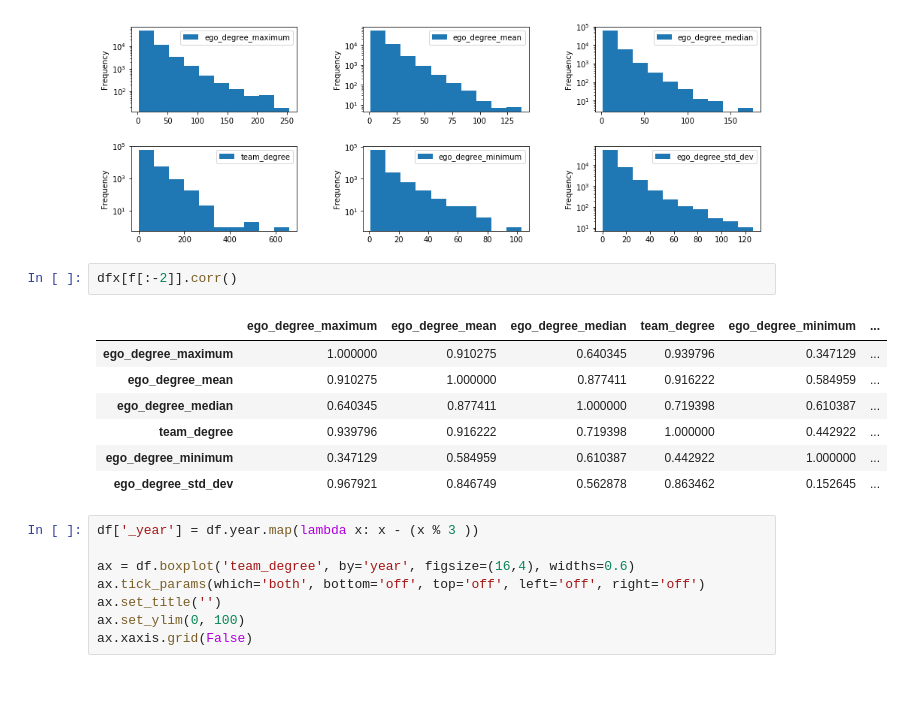
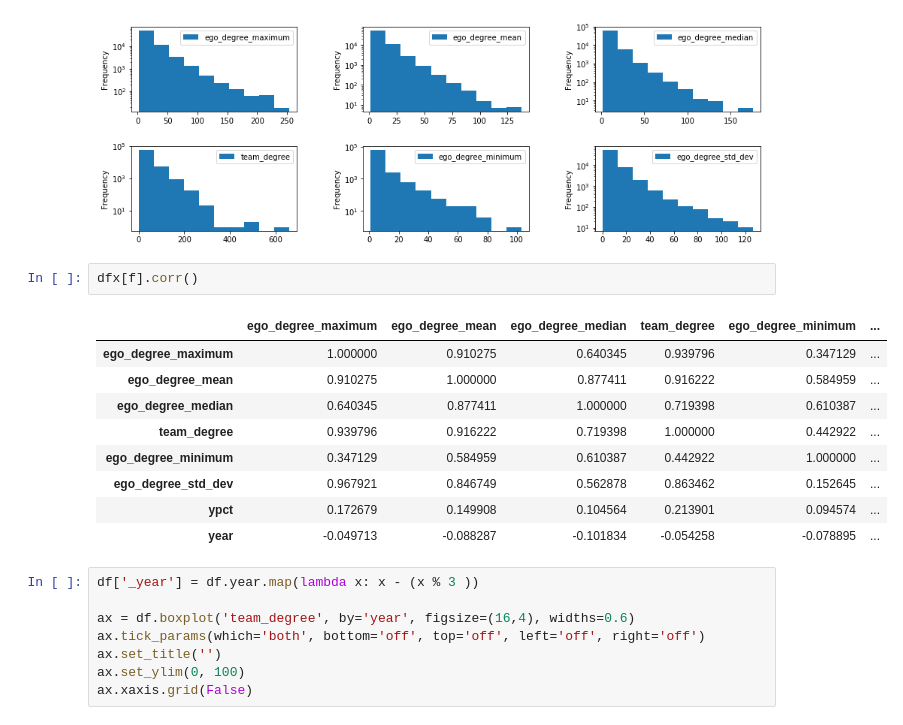
Before and after one commit to code-energy/teamspector, a Jupyter notebook: visualizations/eda-experiment.ipynb, the cells around one changed output. Saved outputs shown, nothing was run; the diff lists cells and outputs as text; blank space fills up the shorter version.

```diff
--- a/visualizations/eda-experiment.ipynb
+++ b/visualizations/eda-experiment.ipynb
@@ -398,15 +410,17 @@ for i, x in enumerate(f[:-2]):
 # %% [output]
 [figure]
 # %%
-dfx[f[:-2]].corr()
+dfx[f].corr()
 # %% [output]
 |  | ego_degree_maximum | ego_degree_mean | ego_degree_median | team_degree | ego_degree_minimum | ... |
 | ego_degree_maximum | 1.000000 | 0.910275 | 0.640345 | 0.939796 | 0.347129 | ... |
 | ego_degree_mean | 0.910275 | 1.000000 | 0.877411 | 0.916222 | 0.584959 | ... |
 | ego_degree_median | 0.640345 | 0.877411 | 1.000000 | 0.719398 | 0.610387 | ... |
 | team_degree | 0.939796 | 0.916222 | 0.719398 | 1.000000 | 0.442922 | ... |
 | ego_degree_minimum | 0.347129 | 0.584959 | 0.610387 | 0.442922 | 1.000000 | ... |
 | ego_degree_std_dev | 0.967921 | 0.846749 | 0.562878 | 0.863462 | 0.152645 | ... |
+| ypct | 0.172679 | 0.149908 | 0.104564 | 0.213901 | 0.094574 | ... |
+| year | -0.049713 | -0.088287 | -0.101834 | -0.054258 | -0.078895 | ... |
 # %%
 df['_year'] = df.year.map(lambda x: x - (x % 3 ))
 
```
Also changed, not shown: parts of 24 cells of this notebook.
